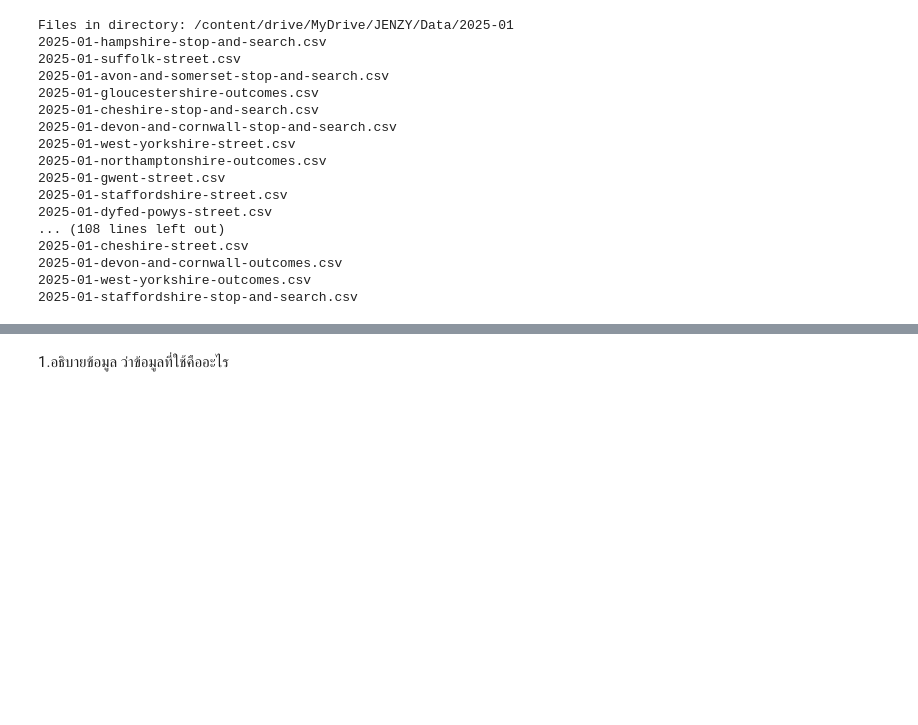
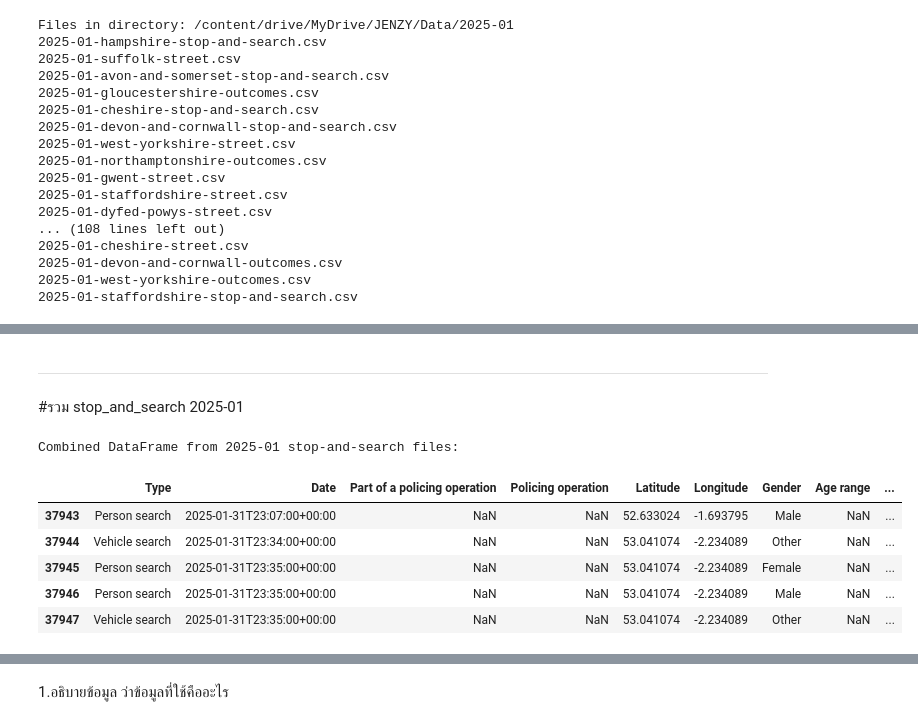
Before and after one commit to jangInw007/JENZY_Project, a Jupyter notebook: JENZY_is_perfect_project_Basicpro.ipynb, the cells around one changed output, grey strips where cells are left out. Cells and saved outputs as stored; diff of their text form; code cells hidden in the pictures; blank space fills up the shorter version.

```diff
--- a/JENZY_is_perfect_project_Basicpro.ipynb
+++ b/JENZY_is_perfect_project_Basicpro.ipynb
@@ -43,0 +248,37 @@ Files in directory: /content/drive/MyDrive/JENZY/Data/2025-01
+# %% [markdown]
+----------------------------------------------------------------
+# %% [markdown]
+#รวม stop_and_search 2025-01
+# %%
+import os
+import pandas as pd
+
+month_path = '/content/drive/MyDrive/JENZY/Data/2025-01'
+stop_and_search_dfs = []
+
+if os.path.isdir(month_path):
+    for file in os.listdir(month_path):
+        if 'stop-and-search.csv' in file:
+            filepath = os.path.join(month_path, file)
+            try:
+                df = pd.read_csv(filepath)
+                stop_and_search_dfs.append(df)
+            except Exception as e:
+                print(f"Error reading file: {filepath} : {e}")
+else:
+    print(f"Directory not found: {month_path}")
+
+if stop_and_search_dfs:
+    combined_stop_and_search_202501 = pd.concat(stop_and_search_dfs, ignore_index=True)
+    print("Combined DataFrame from 2025-01 stop-and-search files:")
+    display(combined_stop_and_search_202501.tail(5))
+else:
+    print("No stop-and-search files found in 2025-01 directory.")
+# %% [output]
+Combined DataFrame from 2025-01 stop-and-search files:
+|  | Type | Date | Part of a policing operation | Policing operation | Latitude | Longitude | Gender | Age range | ... |
+| 37943 | Person search | 2025-01-31T23:07:00+00:00 | NaN | NaN | 52.633024 | -1.693795 | Male | NaN | ... |
+| 37944 | Vehicle search | 2025-01-31T23:34:00+00:00 | NaN | NaN | 53.041074 | -2.234089 | Other | NaN | ... |
+| 37945 | Person search | 2025-01-31T23:35:00+00:00 | NaN | NaN | 53.041074 | -2.234089 | Female | NaN | ... |
+| 37946 | Person search | 2025-01-31T23:35:00+00:00 | NaN | NaN | 53.041074 | -2.234089 | Male | NaN | ... |
+| 37947 | Vehicle search | 2025-01-31T23:35:00+00:00 | NaN | NaN | 53.041074 | -2.234089 | Other | NaN | ... |
```
Also changed, not shown: parts of 15 cells of this notebook.
